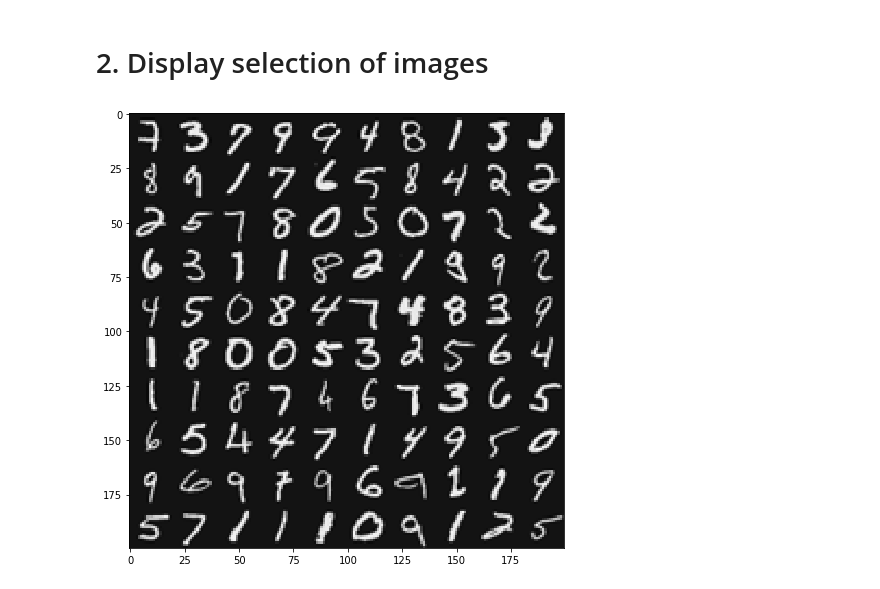
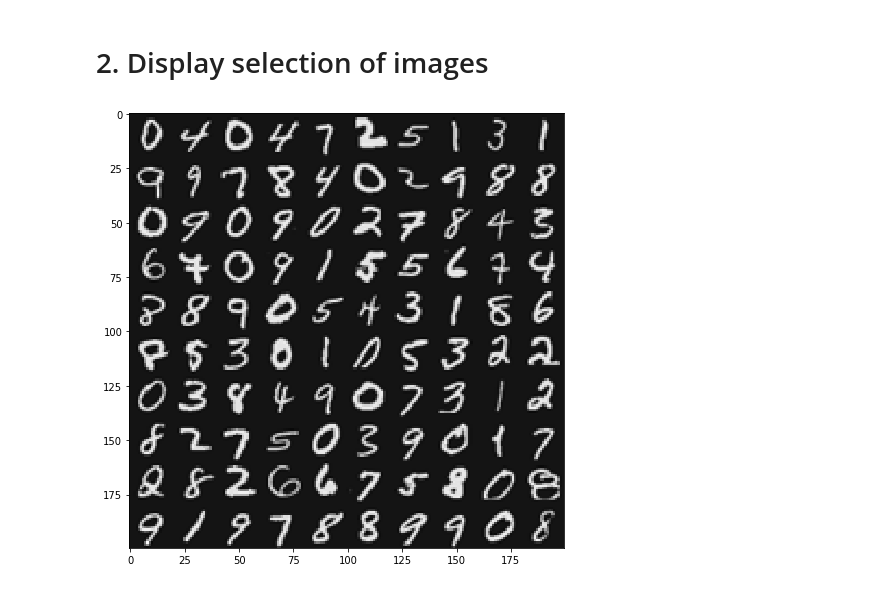
Before and after one commit to cynicaldevil/machine-learning-exercises, a Jupyter notebook: ex4/ex4.ipynb, the cells around one changed output. Saved outputs shown, nothing was run; the diff lists cells and outputs as text; code cells hidden in the pictures.

Commit message:
New! Improved! Now with deterministic image generation capabilities

```diff
--- a/ex4/ex4.ipynb
+++ b/ex4/ex4.ipynb
@@ -14,20 +14,34 @@ Y = data['y'].reshape(5000)
 # %%
 import numpy as np
 import random
 from matplotlib import pyplot as plt
 
+# Generating new random numbers each time I executed the kernel meant that
+# a new image had to be generated, so I wrote a script to generate a
+# hundred random numbers between 0 and 4999 and copied the output here
+rand_nums = np.array([457, 4925, 31, 3479, 4392, 4110, 107, 4292, 1345, 4614,
+              2150, 4885, 4793, 3883, 4483, 2977, 1859, 1417, 4038, 957,
+              430, 3598, 300, 431, 4691, 1799, 4190, 3643, 1084, 4735,
+              2327, 4340, 4743, 4754, 277, 244, 2213, 2740, 3237, 3709,
+              3976, 2278, 87, 539, 2720, 683, 4561, 481, 3181, 4488, 1201,
+              47, 1028, 2608, 2036, 92, 332, 1804, 3586, 4337, 2778, 1057,
+              3827, 2949, 1906, 2751, 3865, 4615, 2612, 4600, 503, 4705,
+              4014, 3409, 618, 1735, 1587, 1, 4115, 4910, 1780, 4219, 2058,
+              3611, 4372, 1424, 996, 821, 289, 492, 954, 4034, 1789, 2137,
+              3246, 1474, 1038, 3524, 4456, 4093])
+
 img_arr = np.empty([20, 220])
 for j in range(0, 10):
     img_row = np.empty([20, 20])
     for i in range(0, 10):
-        img = X[random.randint(1, 5000)].reshape(20, 20)
+        img = X[rand_nums[(10*j) + i]].reshape(20, 20)
         img_row = np.concatenate((img_row, img), axis=1)
     img_arr = np.concatenate((img_arr, img_row), axis=0)
 
 plt.figure(figsize=(12,8))
 plt.imshow(img_arr[20:, 20: ].T, interpolation="nearest", cmap='gray')
 
 # Show random selection of 100 images using imshow
 plt.show()
 # %% [output]
-[figure, old version]
+[figure, new version]
```
Also changed, not shown: 1 other file.
